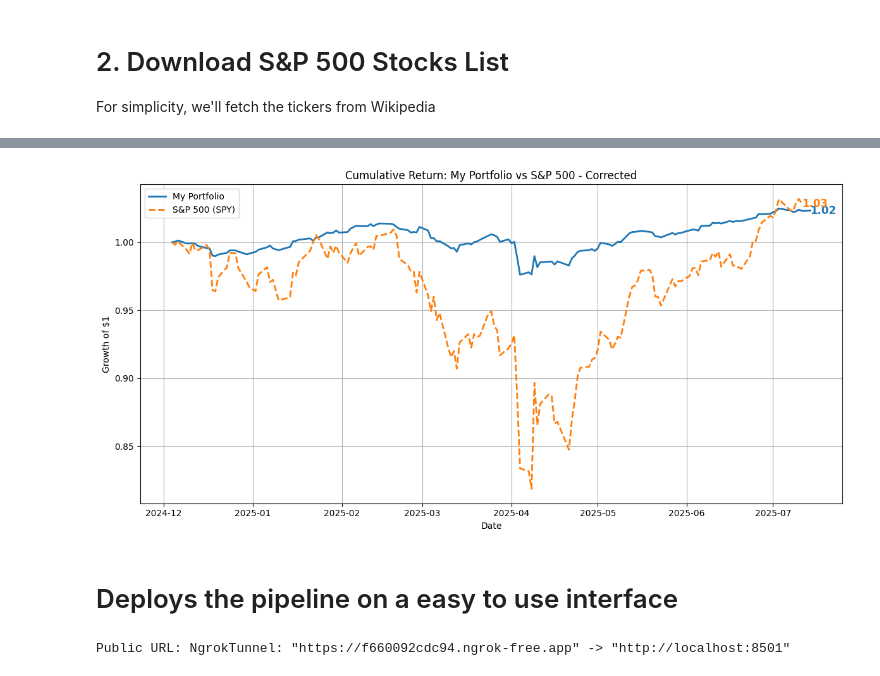
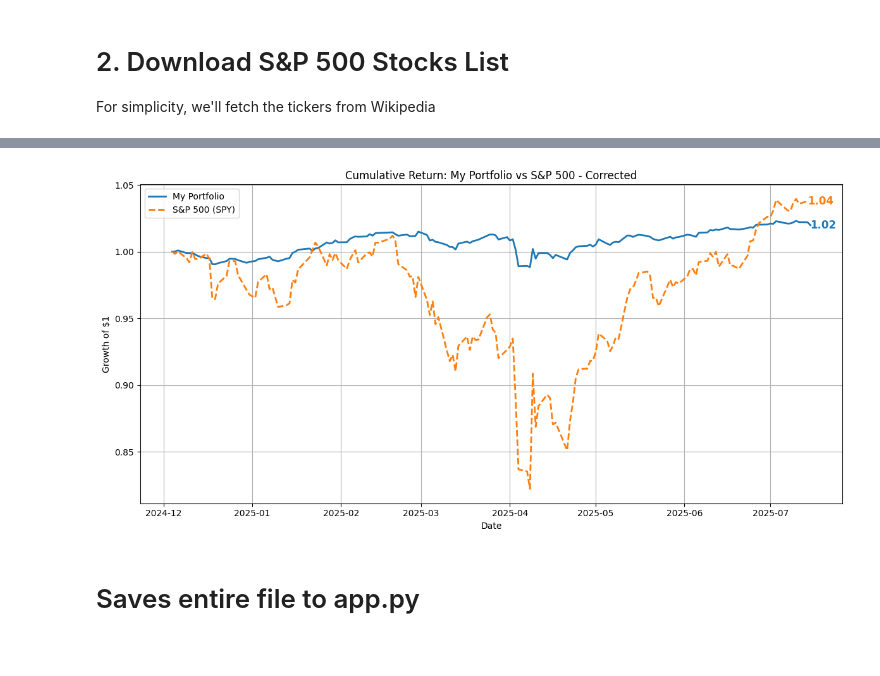
Before and after one commit to jonzyyyy/AlphaLab, a Jupyter notebook: AlphaLab.ipynb, the cells around one changed output, grey strips where cells are left out. Cells and saved outputs as stored; diff of their text form; code cells hidden in the pictures.

```diff
--- a/AlphaLab.ipynb
+++ b/AlphaLab.ipynb
@@ -57,3 +42,13 @@ TOP_N_STOCKS = 5
+# %%
+# Parameters
+SPLIT_RATIO = 0.7
+DATA_YEARS = 2
+TOP_N_STOCKS = 5
+
+
+# --- Caching Configuration for S&P500 Data ---
+DEBUG = True # Set to True to use cached data, False to fetch live data.
+CACHE_FILE = 'sp500_market_caps.csv'
 # %% [markdown]
 # 2. Download S&P 500 Stocks List
 For simplicity, we'll fetch the tickers from Wikipedia
@@ -323,7 +329,7 @@ Sharpe Ratio (Test): 0.93
 # =======================
 
 # 1. Download S&P 500 (SPY) data for the test period
-spy_ticker = '^GSPC' # or 'SPY' for the ETF
+spy_ticker = 'SPY' # or 'SPY' for the ETF
 spy_data = yf.download(spy_ticker, start=test_dates[0], end=test_dates[-1], auto_adjust=True, progress=False)
 spy_close_prices = spy_data['Close']
 
@@ -347,48 +353,33 @@ plt.plot(cum_returns_aligned.index, cum_returns_aligned.values,
          label='My Portfolio', linewidth=2)
 
 # Plot the benchmark
 plt.plot(benchmark_cum_returns_aligned.index, benchmark_cum_returns_aligned.values,
          linestyle='--', label='S&P 500 (SPY)', linewidth=2)
 
 # Annotate final values
 last_portfolio_date = cum_returns_aligned.dropna().index[-1]
 last_portfolio_value = cum_returns_aligned.dropna().iloc[-1]
 
 last_benchmark_date = benchmark_cum_returns_aligned.dropna().index[-1]
 last_benchmark_value = benchmark_cum_returns_aligned.dropna().iloc[-1].iloc[0] # Access the scalar value
 
 
 plt.text(last_portfolio_date, last_portfolio_value,
          f"{last_portfolio_value:.2f}",
          color='C0', fontsize=12, va='center', ha='left', fontweight='bold')
 
 plt.text(last_benchmark_date, last_benchmark_value,
          f"{last_benchmark_value:.2f}",
          color='C1', fontsize=12, va='center', ha='left', fontweight='bold')
 
 plt.title('Cumulative Return: My Portfolio vs S&P 500 - Corrected') # Update title
 plt.xlabel('Date')
 plt.ylabel('Growth of $1')
 plt.legend()
 plt.grid(True)
 plt.tight_layout()
 plt.show()
 # %% [output]
-[figure, old version]
+[figure, new version]
-# %% [markdown]
-# Deploys the pipeline on a easy to use interface
-# %%
-# Write a simple Streamlit app
-with open('app.py', 'w') as f:
-    f.write("""m
-st.write('It works in Colab!')
-""")
-
-# Open the tunnel
-public_url = ngrok.connect(8501)
-print("Public URL:", public_url)
-
-# Run Streamlit
-!streamlit run app.py &>/dev/null&
-# %% [output]
-Public URL: NgrokTunnel: "https://f660092cdc94.ngrok-free.app" -> "http://localhost:8501"
+# %% [markdown]
+# Saves entire file to app.py
```
Also changed, not shown: parts of 19 cells of this notebook.
